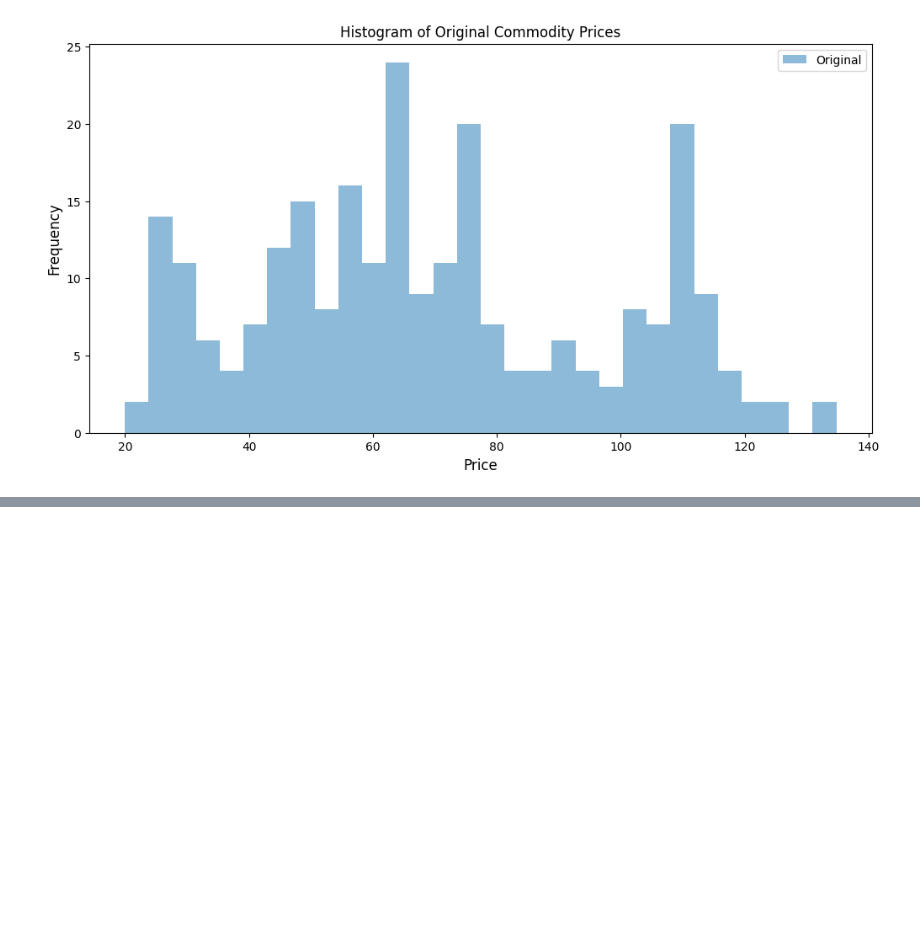
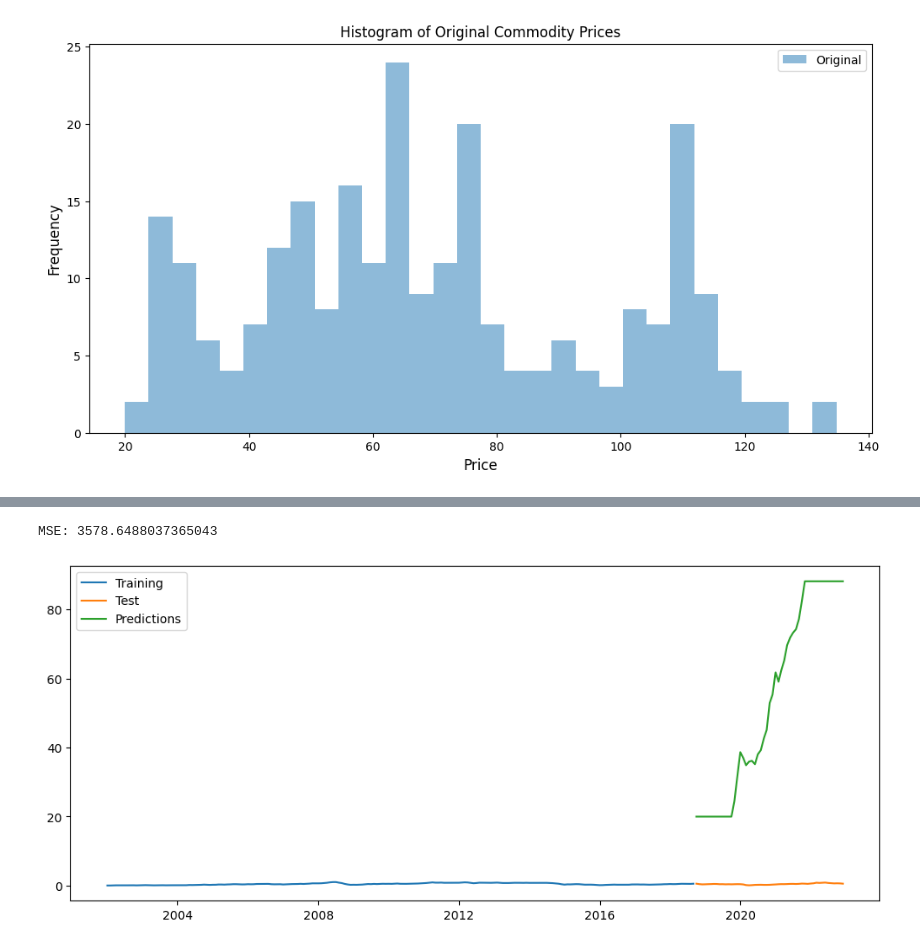
Before and after one commit to jnopareboateng/ml-library, a Jupyter notebook: crude-oil-forecast/arima.ipynb, the cells around one changed output, grey strips where cells are left out. Cells and saved outputs as stored; diff of their text form; code cells hidden in the pictures; blank space fills up the shorter version.

```diff
--- a/crude-oil-forecast/arima.ipynb
+++ b/crude-oil-forecast/arima.ipynb
@@ -178,0 +272,4 @@ Wall time: 506 ms
+# %%
+# use auto arima to find the best parameters
+model = auto_arima(train_seasonal_diff, start_p=1, start_q=1, max_p=3, max_q=3, m=12, start_P=0, seasonal=True, d=1,max_d=2, D=1,max_D=2, trace=True, error_action='ignore', suppress_warnings=True, stepwise=True)
+model.fit(train_seasonal_diff)
@@ -178,0 +296,4 @@ Wall time: 506 ms
+# %%
+# use auto arima to find the best parameters
+model = auto_arima(test_seasonal_diff, start_p=1, start_q=1, max_p=3, max_q=3, m=12, start_P=0, seasonal=True, d=1,max_d=2, D=1,max_D=2, trace=True, error_action='ignore', suppress_warnings=True, stepwise=True)
+model.fit(test_seasonal_diff)
@@ -178,0 +319,23 @@ Wall time: 506 ms
+# %%
+from statsmodels.tsa.statespace.sarimax import SARIMAX
+
+model = SARIMAX(train_seasonal_diff, order=(3,1,1), seasonal_order=(2,1,0,12), freq="MS")
+model_fit = model.fit(disp=0) # disp=0 to suppress convergence output to avoid clutter in the notebook
+# %%
+# Make predictions on the differenced seasonal test dataset.
+predictions = model_fit.forecast(steps=len(test_seasonal_diff))
+
+# Reverse the seasonal differencing.
+predictions_diff = pd.Series(predictions, index=test_seasonal_diff.index)
+predictions_seasonal = pd.Series(test_diff.iloc[0], index=test_diff.index)
+predictions_seasonal = predictions_seasonal.add(predictions_diff, fill_value=0).fillna(0)
+
+# Reverse the first differencing.
+predictions = pd.Series(test.iloc[0], index=test.index)
+predictions = predictions.add(predictions_seasonal.cumsum(), fill_value=0).fillna(0)
+
+# Reverse the scaling.
+predictions = scaler.inverse_transform(predictions.values.reshape(-1, 1))
+
+# Convert the predictions to a Series.
+predictions = pd.Series(predictions.flatten(), index=test.index)
@@ -178,0 +351,19 @@ Wall time: 506 ms
+# %%
+from sklearn.metrics import mean_squared_error
+import matplotlib.pyplot as plt
+
+# Calculate the MSE
+mse = mean_squared_error(test, predictions)
+print(f'MSE: {mse}')
+# %% [output]
+MSE: 3578.6488037365043
+# %%
+# Plot the results
+plt.figure(figsize=(12,5))
+plt.plot(train, label='Training')
+plt.plot(test, label='Test')
+plt.plot(predictions, label='Predictions')
+plt.legend()
+plt.show()
+# %% [output]
+[figure, added]
```
Also changed, not shown: parts of 27 cells of this notebook.
